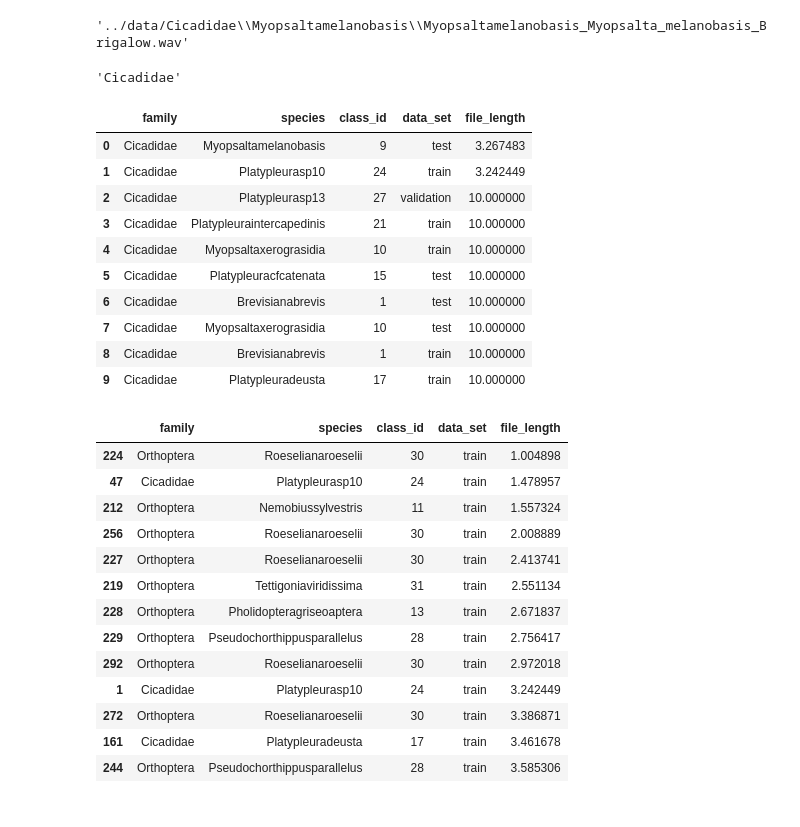
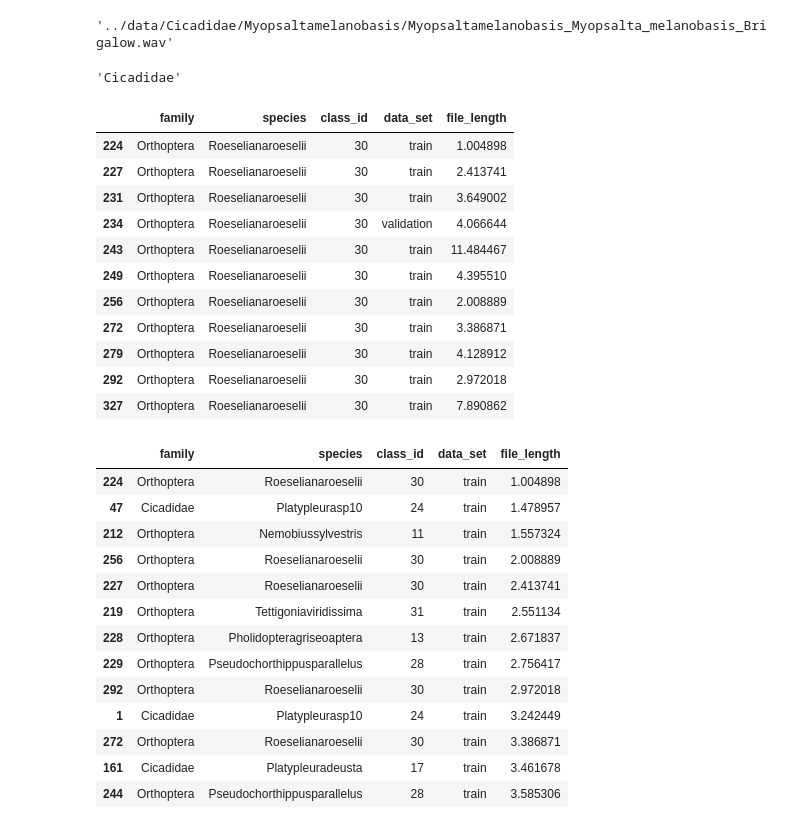
Before and after one commit to juliankraft/TermPaper1-Ecoacoustics, a Jupyter notebook: Code/analyse.ipynb, the cells around one changed output. Saved outputs shown, nothing was run; the diff lists cells and outputs as text; code cells hidden in the pictures.

Commit message:
data eval

```diff
--- a/Code/analyse.ipynb
+++ b/Code/analyse.ipynb
@@ -44,7 +44,7 @@ class InsectData(Dataset):
         file_name = sample_meta.file_name
         data_set = sample_meta.data_set
 
-        path = os.path.join(data_path, species, file_name)
+        path = os.path.join(data_path, species, file_name).replace('\\', '/')
 
         if not os.path.exists(path):
             raise FileNotFoundError(
@@ -155,7 +155,7 @@ for x, y in predict_dataloader:
 # %%
 predict_dataloader.dataset.path[0]
 # %% [output]
-'../data/Cicadidae\\Myopsaltamelanobasis\\Myopsaltamelanobasis_Myopsalta_melanobasis_Brigalow.wav'
+'../data/Cicadidae/Myopsaltamelanobasis/Myopsaltamelanobasis_Myopsalta_melanobasis_Brigalow.wav'
 # %%
 predict_dataloader.dataset.family[0]
 # %% [output]
@@ -168,20 +168,21 @@ meta_data = pd.DataFrame({
     'data_set': predict_dataloader.dataset.data_set,
     'file_length': predict_dataloader.dataset.wlen
 })
-# %%
-meta_data.head(10)
-# %% [output]
-|  | family | species | class_id | data_set | file_length |
-| 0 | Cicadidae | Myopsaltamelanobasis | 9 | test | 3.267483 |
-| 1 | Cicadidae | Platypleurasp10 | 24 | train | 3.242449 |
-| 2 | Cicadidae | Platypleurasp13 | 27 | validation | 10.000000 |
-| 3 | Cicadidae | Platypleuraintercapedinis | 21 | train | 10.000000 |
-| 4 | Cicadidae | Myopsaltaxerograsidia | 10 | train | 10.000000 |
-| 5 | Cicadidae | Platypleuracfcatenata | 15 | test | 10.000000 |
-| 6 | Cicadidae | Brevisianabrevis | 1 | test | 10.000000 |
-| 7 | Cicadidae | Myopsaltaxerograsidia | 10 | test | 10.000000 |
-| 8 | Cicadidae | Brevisianabrevis | 1 | train | 10.000000 |
-| 9 | Cicadidae | Platypleuradeusta | 17 | train | 10.000000 |
+# %%
+meta_data[meta_data['class_id'] == 30]
+# %% [output]
+|  | family | species | class_id | data_set | file_length |
+| 224 | Orthoptera | Roeselianaroeselii | 30 | train | 1.004898 |
+| 227 | Orthoptera | Roeselianaroeselii | 30 | train | 2.413741 |
+| 231 | Orthoptera | Roeselianaroeselii | 30 | train | 3.649002 |
+| 234 | Orthoptera | Roeselianaroeselii | 30 | validation | 4.066644 |
+| 243 | Orthoptera | Roeselianaroeselii | 30 | train | 11.484467 |
+| 249 | Orthoptera | Roeselianaroeselii | 30 | train | 4.395510 |
+| 256 | Orthoptera | Roeselianaroeselii | 30 | train | 2.008889 |
+| 272 | Orthoptera | Roeselianaroeselii | 30 | train | 3.386871 |
+| 279 | Orthoptera | Roeselianaroeselii | 30 | train | 4.128912 |
+| 292 | Orthoptera | Roeselianaroeselii | 30 | train | 2.972018 |
+| 327 | Orthoptera | Roeselianaroeselii | 30 | train | 7.890862 |
 # %%
 meta_data[meta_data['data_set'] == 'train'].sort_values('file_length', ascending=True).head(15)
 # %% [output]
```
Also changed, not shown: parts of 6 cells of this notebook, 1 other file.
